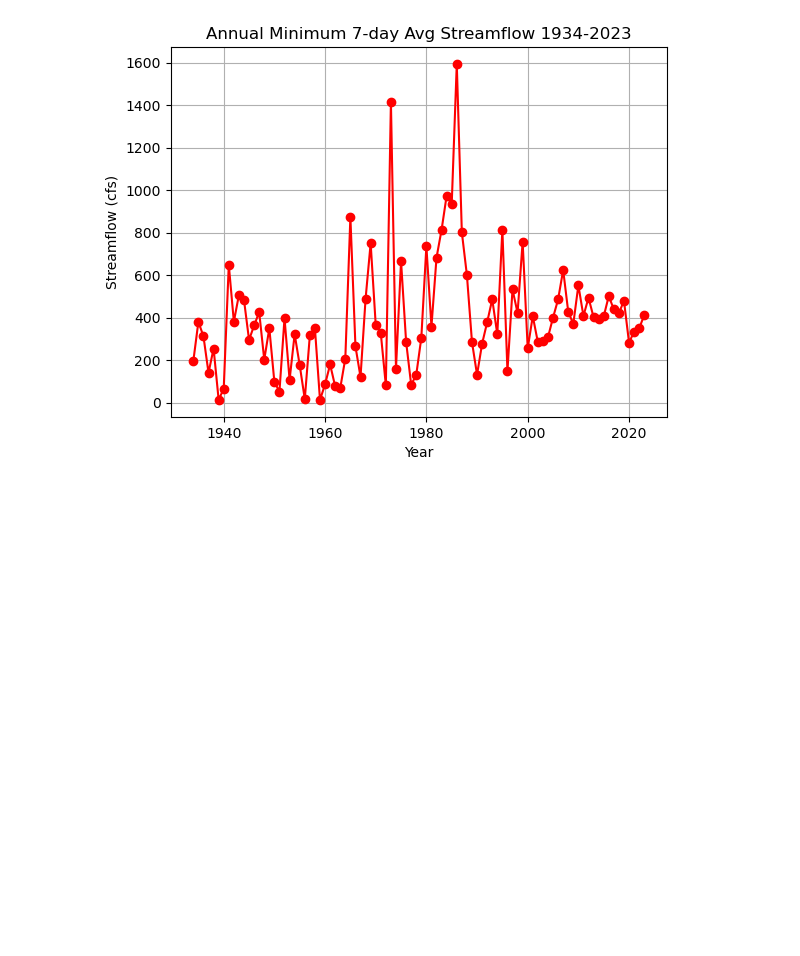
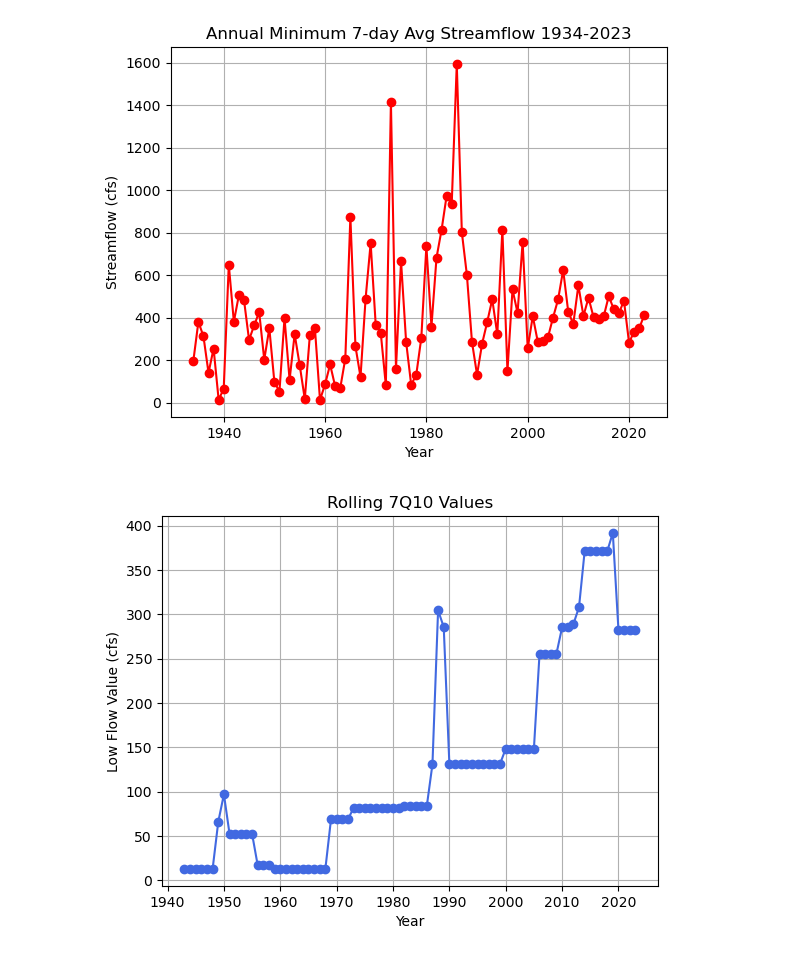
Before and after one commit to JulianEsler/7Q10, a Jupyter notebook: 7Q10 Final Workbook.ipynb, the cells around one changed output. Drawn from its saved outputs; the diff is of its cells as text; code cells hidden in the pictures; blank space fills up the shorter version.

```diff
--- a/7Q10 Final Workbook.ipynb
+++ b/7Q10 Final Workbook.ipynb
@@ -200,0 +177,4 @@ print("7Q10 Low Flow (CF/S):", low_flow)
+# %%
+#Finding a the rolling 7Q10 value
+gdf['Rolling 7Q10'] = gdf['AnnualMin'].rolling(window=10).min()
+gdf
@@ -210,3 +228,15 @@ plt.grid(True)
 plt.show()
 # %% [output]
 [figure]
+# %%
+#Plotting the Rolling 7Q10 Values
+# Plotting the Annual Minimum Streamflow values
+plt.plot(gdf['Year'], gdf['Rolling 7Q10'], marker='o', linestyle='-', color="royalblue")
+plt.title('Rolling 7Q10 Values')
+plt.xlabel('Year')
+plt.ylabel('Low Flow Value (cfs)')
+#plt.ylim(0,1600)
+plt.grid(True)
+plt.show()
+# %% [output]
+[figure, added]
```
Also changed, not shown: parts of 9 cells of this notebook.
